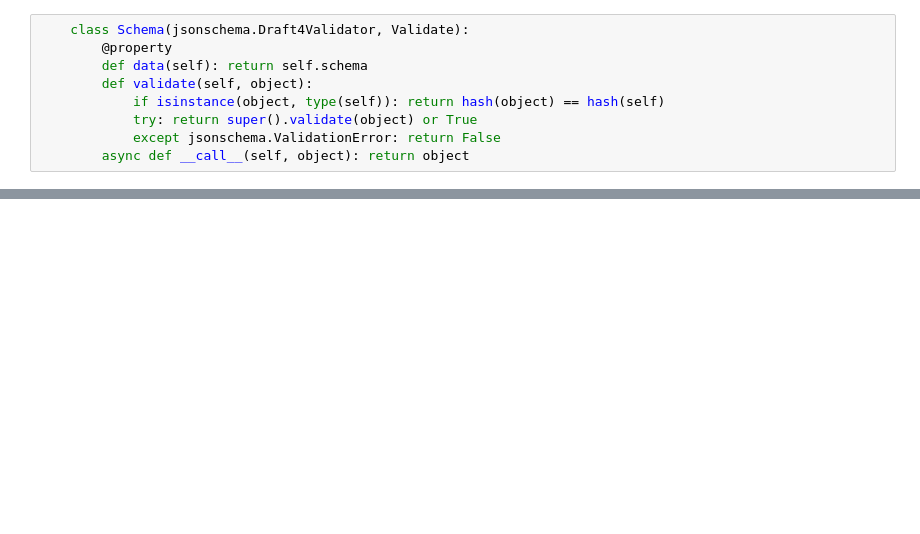
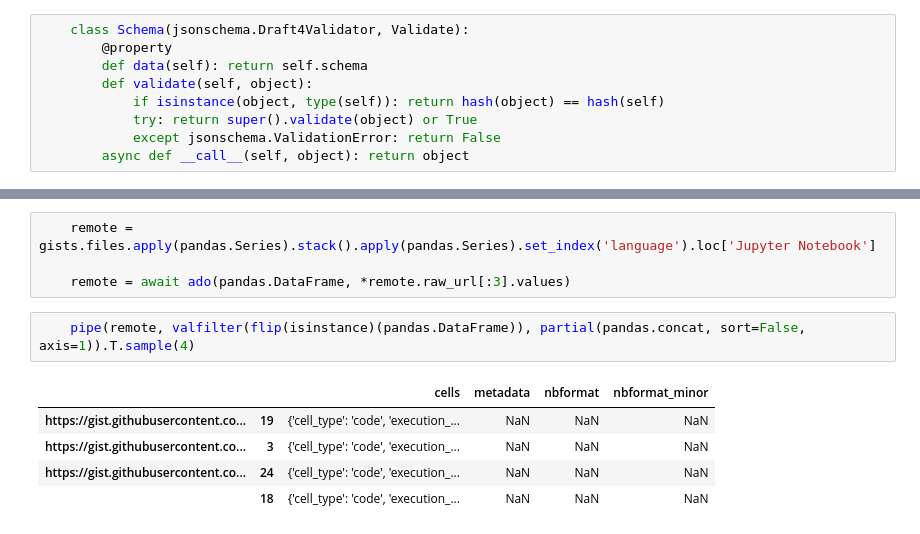
Before and after one commit to deathbeds/ado, a Jupyter notebook: ado.ipynb, the cells around one changed output, grey strips where cells are left out. Saved outputs shown, nothing was run; the diff lists cells and outputs as text; blank space fills up the shorter version.

```diff
--- a/ado.ipynb
+++ b/ado.ipynb
@@ -265,0 +290,12 @@
+# %%
+    remote = gists.files.apply(pandas.Series).stack().apply(pandas.Series).set_index('language').loc['Jupyter Notebook']
+
+    remote = await ado(pandas.DataFrame, *remote.raw_url[:3].values)
+# %%
+    pipe(remote, valfilter(flip(isinstance)(pandas.DataFrame)), partial(pandas.concat, sort=False, axis=1)).T.sample(4)
+# %% [output]
+|  |  | cells | metadata | nbformat | nbformat_minor |
+| https://gist.githubusercontent.co... | 19 | {'cell_type': 'code', 'execution_... | NaN | NaN | NaN |
+| https://gist.githubusercontent.co... | 3 | {'cell_type': 'code', 'execution_... | NaN | NaN | NaN |
+| https://gist.githubusercontent.co... | 24 | {'cell_type': 'code', 'execution_... | NaN | NaN | NaN |
+|  | 18 | {'cell_type': 'code', 'execution_... | NaN | NaN | NaN |
```
Also changed, not shown: parts of 42 cells of this notebook.
